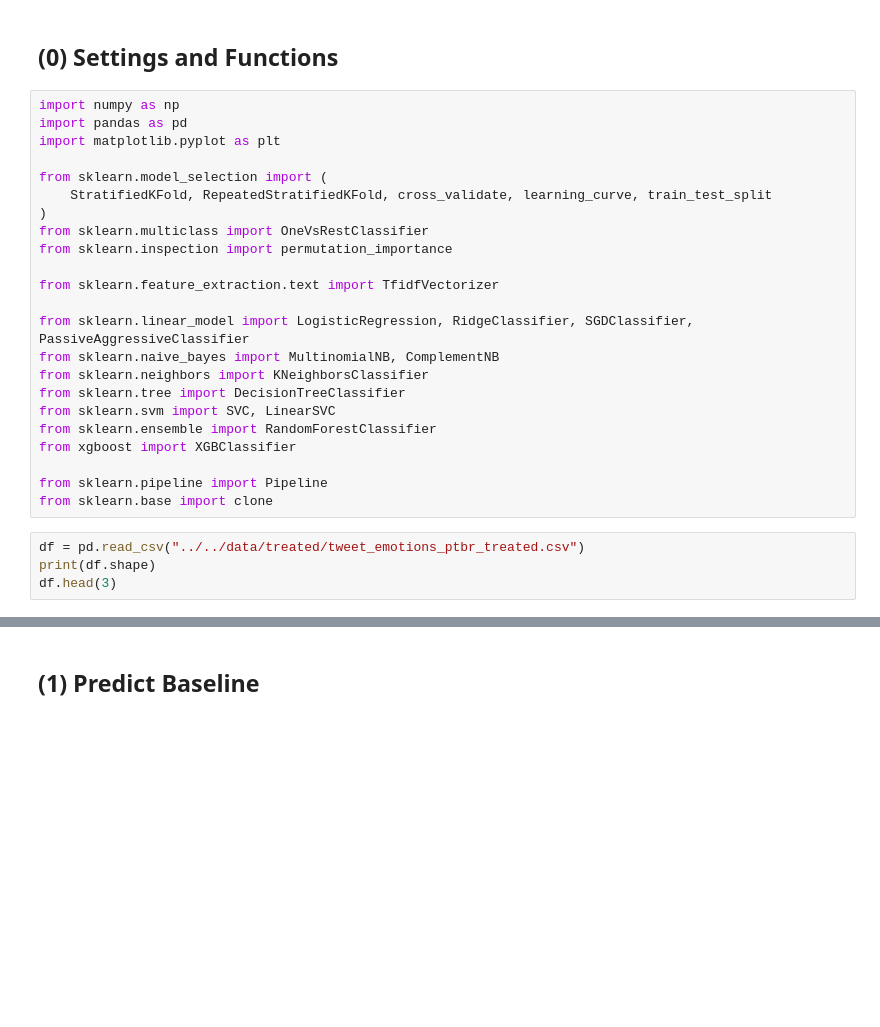
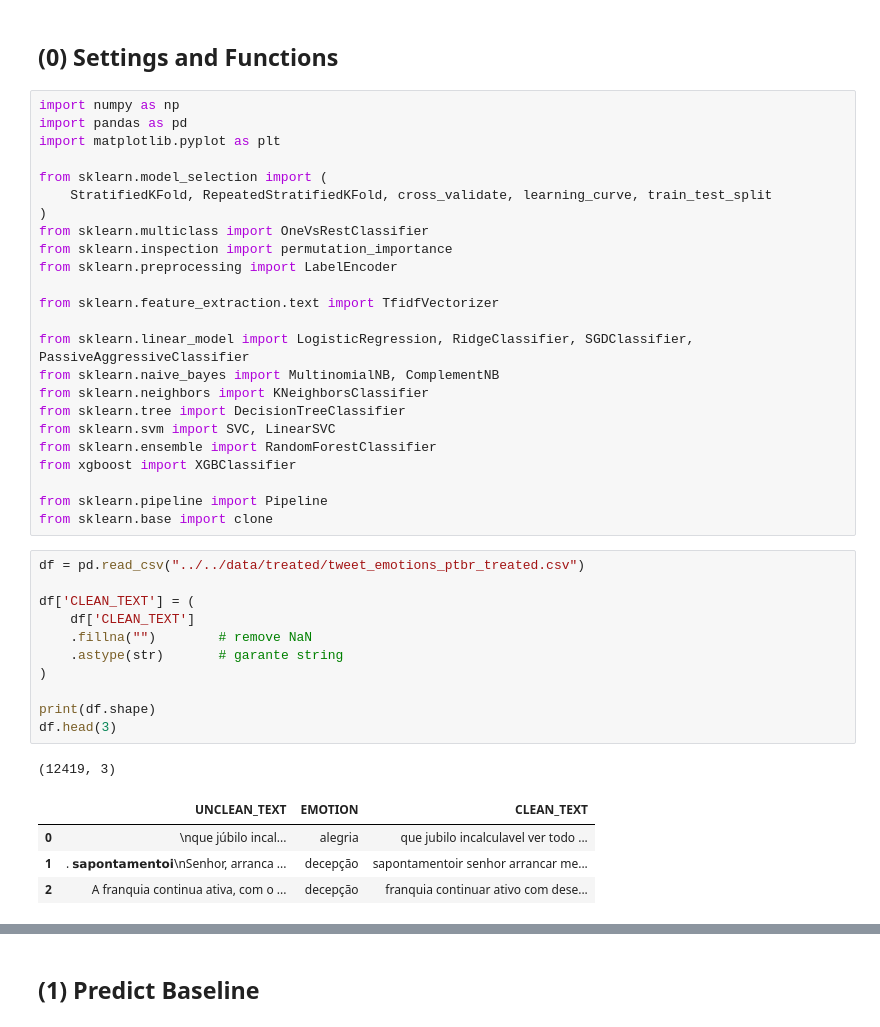
Before and after one commit to LuanBarbs/tcc-emotion-detection-nlp, a Jupyter notebook: src/baseline/baseline_03_TweetEmotionsPTBR_TFIDF.ipynb, the cells around one changed output, grey strips where cells are left out. Saved outputs shown, nothing was run; the diff lists cells and outputs as text; blank space fills up the shorter version.

```diff
--- a/src/baseline/baseline_03_TweetEmotionsPTBR_TFIDF.ipynb
+++ b/src/baseline/baseline_03_TweetEmotionsPTBR_TFIDF.ipynb
@@ -10,6 +10,7 @@ from sklearn.model_selection import (
 )
 from sklearn.multiclass import OneVsRestClassifier
 from sklearn.inspection import permutation_importance
+from sklearn.preprocessing import LabelEncoder
 
 from sklearn.feature_extraction.text import TfidfVectorizer
 
@@ -25,8 +26,21 @@ from sklearn.pipeline import Pipeline
 from sklearn.base import clone
 # %%
 df = pd.read_csv("../../data/treated/tweet_emotions_ptbr_treated.csv")
+
+df['CLEAN_TEXT'] = (
+    df['CLEAN_TEXT']
+    .fillna("")        # remove NaN
+    .astype(str)       # garante string
+)
+
 print(df.shape)
 df.head(3)
+# %% [output]
+(12419, 3)
+|  | UNCLEAN_TEXT | EMOTION | CLEAN_TEXT |
+| 0 | ͏ ͏ ͏ ͏ ͏ ͏ ͏ ͏\nque júbilo incal... | alegria | que jubilo incalculavel ver todo ... |
+| 1 | . 𝘀𝗮𝗽𝗼𝗻𝘁𝗮𝗺𝗲𝗻𝘁𝗼𝗶\nSenhor, arranca ... | decepção | sapontamentoir senhor arrancar me... |
+| 2 | A franquia continua ativa, com o ... | decepção | franquia continuar ativo com dese... |
 # %%
 def avaliar_cv(model, X_train, y_train, n_splits=5, n_repeats=6):
     rskf = RepeatedStratifiedKFold(n_splits=n_splits, n_repeats=n_repeats, random_state=42)
```
Also changed, not shown: parts of 5 cells of this notebook, 2 other files.
